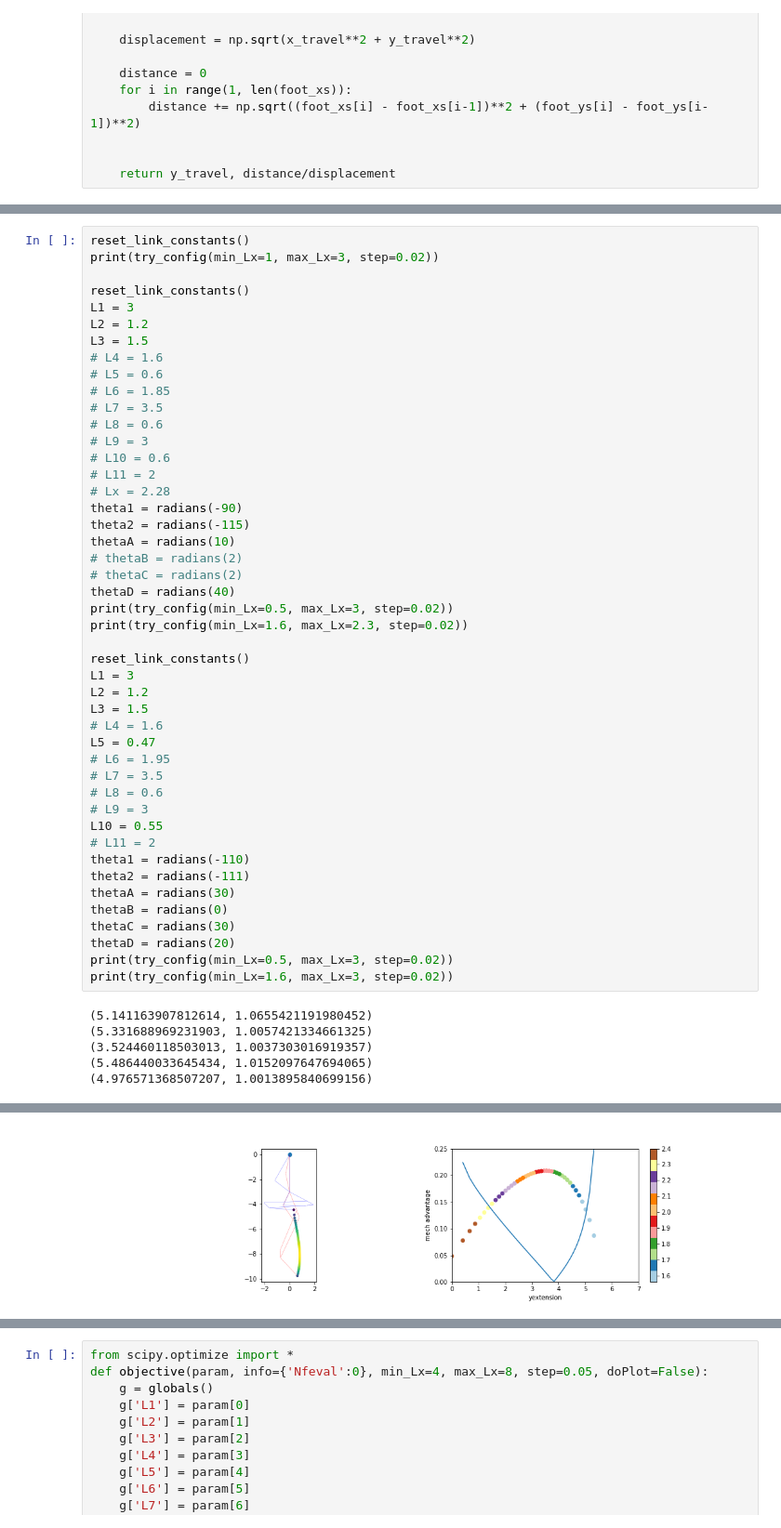
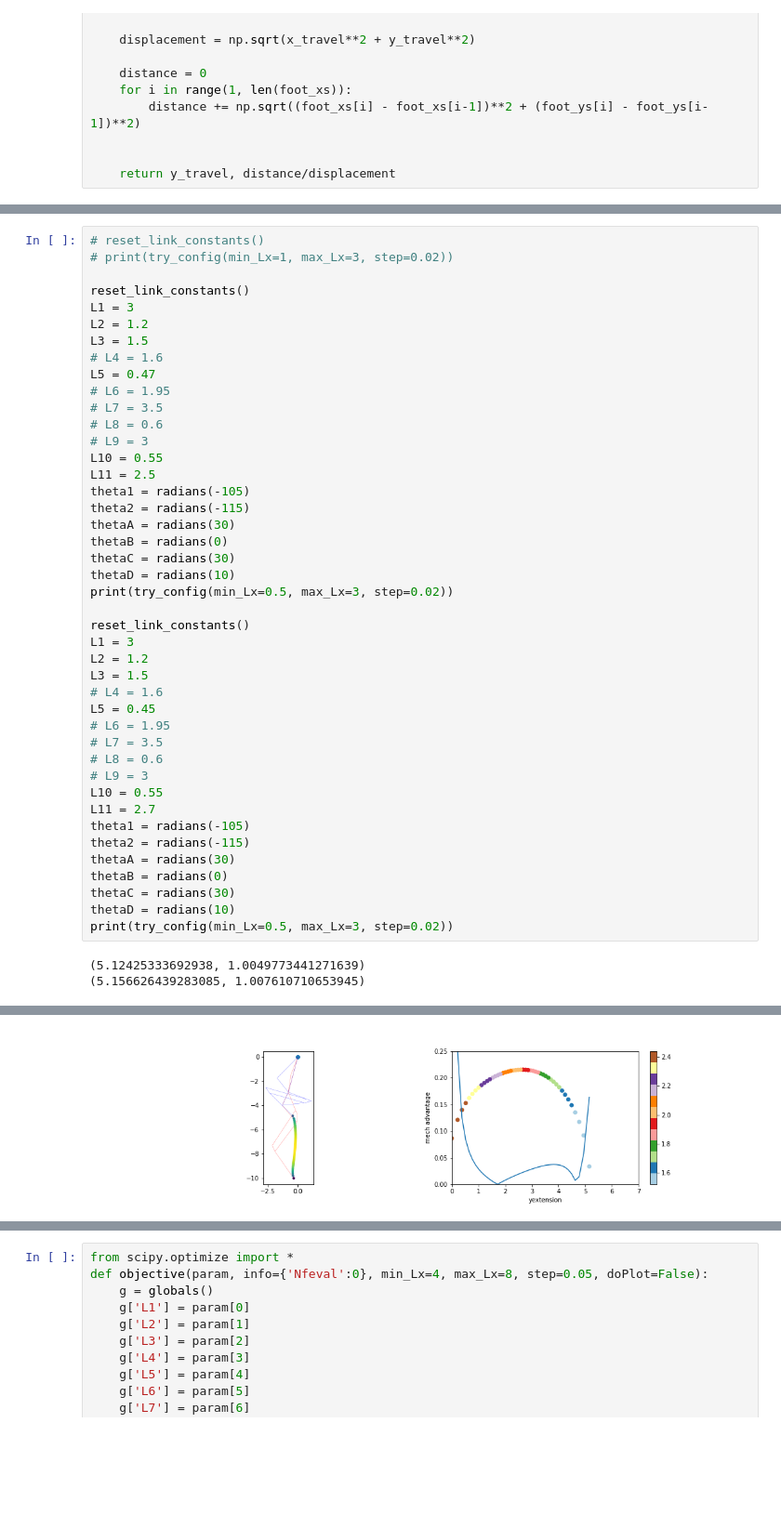
Before and after one commit to qwertpas/saltosim, a Jupyter notebook: notebooks/linkage.ipynb, the cells around one changed output, grey strips where cells are left out. Shown: that part at 93% size. Drawn from its saved outputs; the diff is of its cells as text; blank space fills up the shorter version.

Commit message:
constants2

```diff
--- a/notebooks/linkage.ipynb
+++ b/notebooks/linkage.ipynb
@@ -308,28 +328,6 @@ def try_config(min_Lx=4, max_Lx=8.4, step=0.1):
 # %%
-reset_link_constants()
-print(try_config(min_Lx=1, max_Lx=3, step=0.02))
-
-reset_link_constants()
-L1 = 3
-L2 = 1.2
-L3 = 1.5
-# L4 = 1.6
-# L5 = 0.6
-# L6 = 1.85
-# L7 = 3.5
-# L8 = 0.6
-# L9 = 3
-# L10 = 0.6
-# L11 = 2
-# Lx = 2.28
-theta1 = radians(-90)
-theta2 = radians(-115)
-thetaA = radians(10)
-# thetaB = radians(2)
-# thetaC = radians(2)
-thetaD = radians(40)
-print(try_config(min_Lx=0.5, max_Lx=3, step=0.02))
-print(try_config(min_Lx=1.6, max_Lx=2.3, step=0.02))
+# reset_link_constants()
+# print(try_config(min_Lx=1, max_Lx=3, step=0.02))
 
 reset_link_constants()
 L1 = 3
@@ -342,18 +340,34 @@ L5 = 0.47
 # L8 = 0.6
 # L9 = 3
 L10 = 0.55
-# L11 = 2
-theta1 = radians(-110)
-theta2 = radians(-111)
+L11 = 2.5
+theta1 = radians(-105)
+theta2 = radians(-115)
 thetaA = radians(30)
 thetaB = radians(0)
 thetaC = radians(30)
-thetaD = radians(20)
+thetaD = radians(10)
 print(try_config(min_Lx=0.5, max_Lx=3, step=0.02))
-print(try_config(min_Lx=1.6, max_Lx=3, step=0.02))
+
+reset_link_constants()
+L1 = 3
+L2 = 1.2
+L3 = 1.5
+# L4 = 1.6
+L5 = 0.45
+# L6 = 1.95
+# L7 = 3.5
+# L8 = 0.6
+# L9 = 3
+L10 = 0.55
+L11 = 2.7
+theta1 = radians(-105)
+theta2 = radians(-115)
+thetaA = radians(30)
+thetaB = radians(0)
+thetaC = radians(30)
+thetaD = radians(10)
+print(try_config(min_Lx=0.5, max_Lx=3, step=0.02))
 # %% [output]
-(5.141163907812614, 1.0655421191980452)
-(5.331688969231903, 1.0057421334661325)
-(3.524460118503013, 1.0037303016919357)
-(5.486440033645434, 1.0152097647694065)
-(4.976571368507207, 1.0013895840699156)
+(5.12425333692938, 1.0049773441271639)
+(5.156626439283085, 1.007610710653945)
@@ -361 +375 @@ print(try_config(min_Lx=1.6, max_Lx=3, step=0.02))
-[figure, old version]
+[figure, new version]
```
Also changed, not shown: parts of 3 cells of this notebook.
